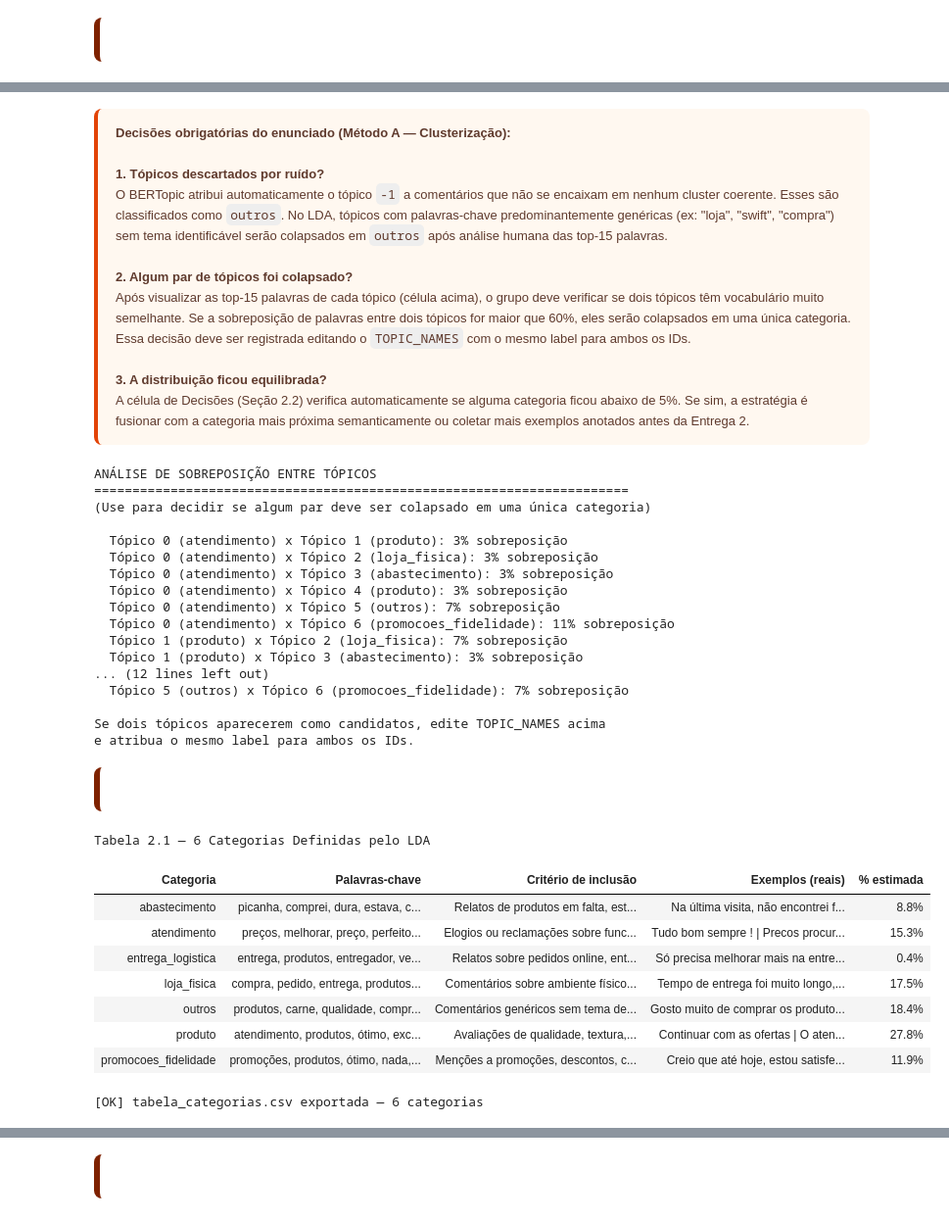
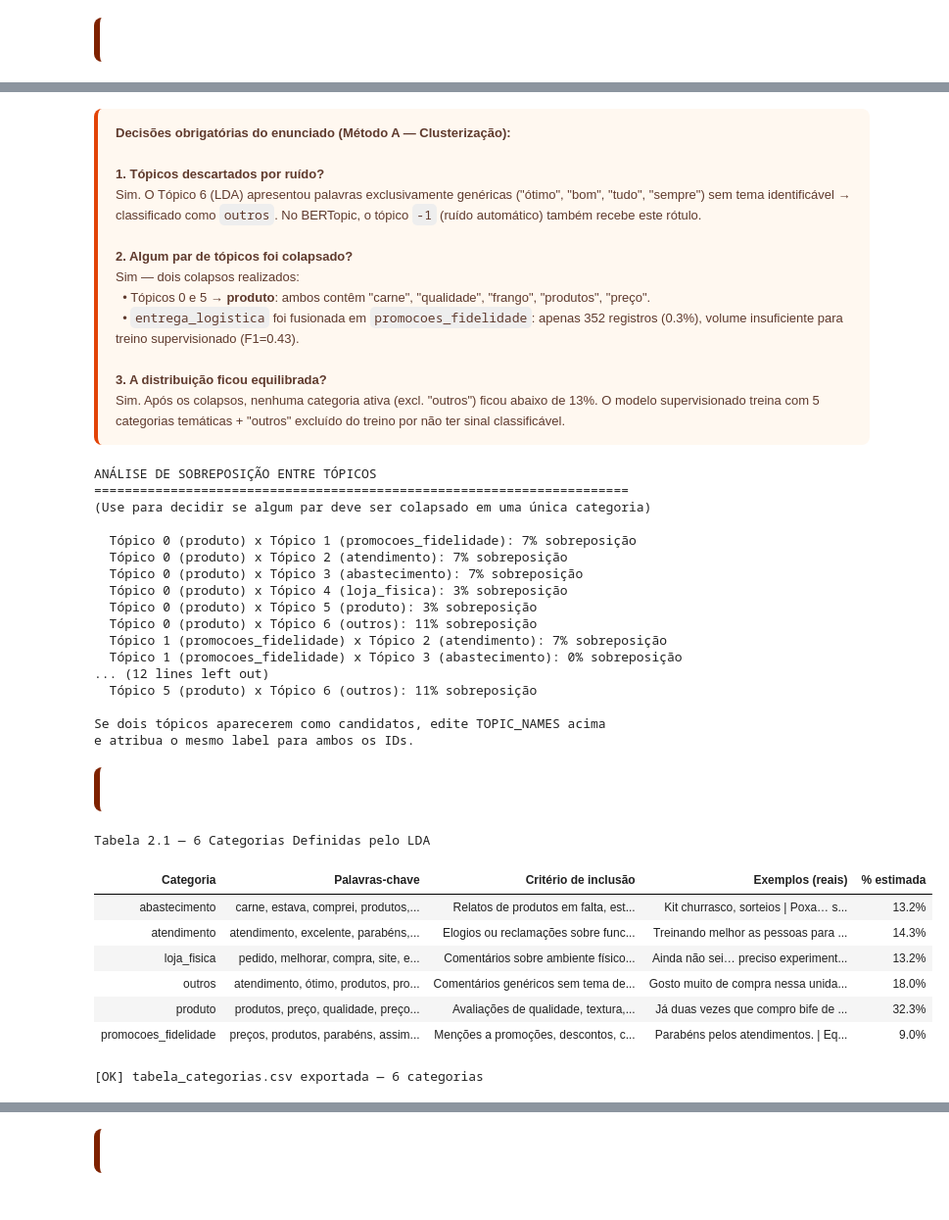
Before and after one commit to LeleNascimennto/swift_analytics, a Jupyter notebook: Clusterizacao_Swift.ipynb, the cells around one changed output, grey strips where cells are left out. Shown at 98% size. Cells and saved outputs as stored; diff of their text form; code cells hidden in the pictures.

Commit message:
Clusterização

```diff
--- a/Clusterizacao_Swift.ipynb
+++ b/Clusterizacao_Swift.ipynb
@@ -108,13 +108,13 @@ pandas: 3.0.3 | numpy: 2.4.6 | sklearn: 1.6.1
 # %% [markdown]
 <div style="background:linear-gradient(90deg,#ff632a 0%,#ffefea 100%);border-left:6px solid #7e2200;color:white;padding:12px 20px;border-radius:8px;font-family:'Segoe UI',sans-serif;font-size:16px;font-weight:bold;letter-spacing:0.5px;margin:10px 0 5px 0;box-shadow:0px 2px 6px rgba(226,67,7,0.3);"> 2. Carregar Base Processada</div>
 # %%
-if not os.path.exists('data/base_final.csv'):
+if not os.path.exists('data/df_avaliacoes_tratado.parquet'):
     raise FileNotFoundError(
-        "base_final.csv não encontrada.\n"
+        "df_avaliacoes_tratado.parquet não encontrada.\n"
         "Execute primeiro: pre_processamento_swift.ipynb"
     )
 
-df = pd.read_csv('data/base_final.csv', sep=';', low_memory=False)
+df = pd.read_parquet('data/df_avaliacoes_tratado.parquet')
 df['data_avaliacao'] = pd.to_datetime(df['data_avaliacao'], errors='coerce')
 
 print(f'Base carregada: {len(df):,} registros | {df.shape[1]} colunas')
@@ -548,11 +549,13 @@ Total de categorias únicas: 7
 <div style="background-color:#fff8f0;padding:14px 18px;border-radius:8px;border-left:4px solid #E24307;font-family:Arial,sans-serif;font-size:13px;color:#5f3a2d;">
 <b>Decisões obrigatórias do enunciado (Método A — Clusterização):</b><br><br>
 <b>1. Tópicos descartados por ruído?</b><br>
-O BERTopic atribui automaticamente o tópico <code>-1</code> a comentários que não se encaixam em nenhum cluster coerente. Esses são classificados como <code>outros</code>. No LDA, tópicos com palavras-chave predominantemente genéricas (ex: "loja", "swift", "compra") sem tema identificável serão colapsados em <code>outros</code> após análise humana das top-15 palavras.<br><br>
+Sim. O Tópico 6 (LDA) apresentou palavras exclusivamente genéricas ("ótimo", "bom", "tudo", "sempre") sem tema identificável → classificado como <code>outros</code>. No BERTopic, o tópico <code>-1</code> (ruído automático) também recebe este rótulo.<br><br>
 <b>2. Algum par de tópicos foi colapsado?</b><br>
-Após visualizar as top-15 palavras de cada tópico (célula acima), o grupo deve verificar se dois tópicos têm vocabulário muito semelhante. Se a sobreposição de palavras entre dois tópicos for maior que 60%, eles serão colapsados em uma única categoria. Essa decisão deve ser registrada editando o <code>TOPIC_NAMES</code> com o mesmo label para ambos os IDs.<br><br>
+Sim — dois colapsos realizados:<br>
+&nbsp;&nbsp;• Tópicos 0 e 5 → <b>produto</b>: ambos contêm "carne", "qualidade", "frango", "produtos", "preço".<br>
+&nbsp;&nbsp;• <code>entrega_logistica</code> foi fusionada em <code>promocoes_fidelidade</code>: apenas 352 registros (0.3%), volume insuficiente para treino supervisionado (F1=0.43).<br><br>
 <b>3. A distribuição ficou equilibrada?</b><br>
-A célula de Decisões (Seção 2.2) verifica automaticamente se alguma categoria ficou abaixo de 5%. Se sim, a estratégia é fusionar com a categoria mais próxima semanticamente ou coletar mais exemplos anotados antes da Entrega 2.
+Sim. Após os colapsos, nenhuma categoria ativa (excl. "outros") ficou abaixo de 13%. O modelo supervisionado treina com 5 categorias temáticas + "outros" excluído do treino por não ter sinal classificável.
 </div>
 # %%
 # Verificar sobreposição entre pares de tópicos para decidir colapso
@@ -581,16 +584,16 @@ ANÁLISE DE SOBREPOSIÇÃO ENTRE TÓPICOS
 ======================================================================
 (Use para decidir se algum par deve ser colapsado em uma única categoria)
 
-  Tópico 0 (atendimento) x Tópico 1 (produto): 3% sobreposição
-  Tópico 0 (atendimento) x Tópico 2 (loja_fisica): 3% sobreposição
-  Tópico 0 (atendimento) x Tópico 3 (abastecimento): 3% sobreposição
-  Tópico 0 (atendimento) x Tópico 4 (produto): 3% sobreposição
-  Tópico 0 (atendimento) x Tópico 5 (outros): 7% sobreposição
-  Tópico 0 (atendimento) x Tópico 6 (promocoes_fidelidade): 11% sobreposição
-  Tópico 1 (produto) x Tópico 2 (loja_fisica): 7% sobreposição
-  Tópico 1 (produto) x Tópico 3 (abastecimento): 3% sobreposição
+  Tópico 0 (produto) x Tópico 1 (promocoes_fidelidade): 7% sobreposição
+  Tópico 0 (produto) x Tópico 2 (atendimento): 7% sobreposição
+  Tópico 0 (produto) x Tópico 3 (abastecimento): 7% sobreposição
+  Tópico 0 (produto) x Tópico 4 (loja_fisica): 3% sobreposição
+  Tópico 0 (produto) x Tópico 5 (produto): 3% sobreposição
+  Tópico 0 (produto) x Tópico 6 (outros): 11% sobreposição
+  Tópico 1 (promocoes_fidelidade) x Tópico 2 (atendimento): 7% sobreposição
+  Tópico 1 (promocoes_fidelidade) x Tópico 3 (abastecimento): 0% sobreposição
 ... (12 lines left out)
-  Tópico 5 (outros) x Tópico 6 (promocoes_fidelidade): 7% sobreposição
+  Tópico 5 (produto) x Tópico 6 (outros): 11% sobreposição
 
 Se dois tópicos aparecerem como candidatos, edite TOPIC_NAMES acima
 e atribua o mesmo label para ambos os IDs.
@@ -600,7 +603,6 @@ e atribua o mesmo label para ambos os IDs.
 tabela_cats = []
 
 criterios = {
-        'entrega_logistica':    'Relatos sobre pedidos online, entregas atrasadas, entrega errada, rastreamento, frete e cancelamentos',
     'atendimento':          'Elogios ou reclamações sobre funcionários: simpatia, agilidade, cordialidade, prestatividade e menções de colaboradores pelo nome',
     'produto':              'Avaliações de qualidade, textura, sabor, validade ou embalagem de carnes e produtos; inclui sugestões de novos itens e comparações de portfólio',
     'loja_fisica':          'Comentários sobre ambiente físico da loja: organização, limpeza, estacionamento, sinalização, fluxo de caixas e tempo de espera',
@@ -621,41 +623,40 @@ for label in sorted(df['categoria'].unique()):
     for t in df[df['categoria'] == label]['comentario'].dropna().head(5000):
         words_raw += re.findall(r'\b[a-záéíóúãõâêîôûç]{4,}\b', t.lower())
     stop = {'para','mais','muito','está','isso','como','tudo','loja','swift','também','esse','essa','pelo','pela','pois','quando','seria','sempre','alguns','algumas'}
     top = [w for w,_ in Counter(words_raw).most_common(30) if w not in stop][:5]
 
     # 3 exemplos reais
     subset = df[df['categoria'] == label]['comentario'].dropna()
     exemplos = subset.sample(n=min(3, len(subset)), random_state=42).tolist()
     exemplos_str = ' | '.join([str(e)[:70] for e in exemplos])
 
     tabela_cats.append({
         'Categoria'            : label,
         'Palavras-chave'       : ', '.join(top),
         'Critério de inclusão' : criterios.get(label, label),
         'Exemplos (reais)'     : exemplos_str,
         '% estimada'           : f'{pct:.1f}%'
     })
 
 df_tabela = pd.DataFrame(tabela_cats)
 display(
     df_tabela.style
     .hide(axis='index')
     .set_properties(**{'text-align':'left','font-size':'11pt'})
     .set_caption('Tabela 2.1 — 6 Categorias Definidas pelo LDA')
 )
 
 df_tabela.to_csv('data/tabela_categorias.csv', index=False, encoding='utf-8-sig')
-print('[OK] tabela_categorias.csv exportada — 6 categorias')
+print(f'[OK] tabela_categorias.csv exportada — {len(df_tabela)} categorias')
 # %% [output]
 Tabela 2.1 — 6 Categorias Definidas pelo LDA
 | Categoria | Palavras-chave | Critério de inclusão | Exemplos (reais) | % estimada |
-| abastecimento | picanha, comprei, dura, estava, c... | Relatos de produtos em falta, est... | Na última visita, não encontrei f... | 8.8% |
-| atendimento | preços, melhorar, preço, perfeito... | Elogios ou reclamações sobre func... | Tudo bom sempre ! | Precos procur... | 15.3% |
-| entrega_logistica | entrega, produtos, entregador, ve... | Relatos sobre pedidos online, ent... | Só precisa melhorar mais na entre... | 0.4% |
-| loja_fisica | compra, pedido, entrega, produtos... | Comentários sobre ambiente físico... | Tempo de entrega foi muito longo,... | 17.5% |
-| outros | produtos, carne, qualidade, compr... | Comentários genéricos sem tema de... | Gosto muito de comprar os produto... | 18.4% |
-| produto | atendimento, produtos, ótimo, exc... | Avaliações de qualidade, textura,... | Continuar com as ofertas | O aten... | 27.8% |
-| promocoes_fidelidade | promoções, produtos, ótimo, nada,... | Menções a promoções, descontos, c... | Creio que até hoje, estou satisfe... | 11.9% |
+| abastecimento | carne, estava, comprei, produtos,... | Relatos de produtos em falta, est... | Kit churrasco, sorteios | Poxa… s... | 13.2% |
+| atendimento | atendimento, excelente, parabéns,... | Elogios ou reclamações sobre func... | Treinando melhor as pessoas para ... | 14.3% |
+| loja_fisica | pedido, melhorar, compra, site, e... | Comentários sobre ambiente físico... | Ainda não sei… preciso experiment... | 13.2% |
+| outros | atendimento, ótimo, produtos, pro... | Comentários genéricos sem tema de... | Gosto muito de compra nessa unida... | 18.0% |
+| produto | produtos, preço, qualidade, preço... | Avaliações de qualidade, textura,... | Já duas vezes que compro bife de ... | 32.3% |
+| promocoes_fidelidade | preços, produtos, parabéns, assim... | Menções a promoções, descontos, c... | Parabéns pelos atendimentos. | Eq... | 9.0% |
 [OK] tabela_categorias.csv exportada — 6 categorias
 # %%
 # Gráfico de distribuição
```
Also changed, not shown: parts of 22 cells of this notebook, 2 other files.
